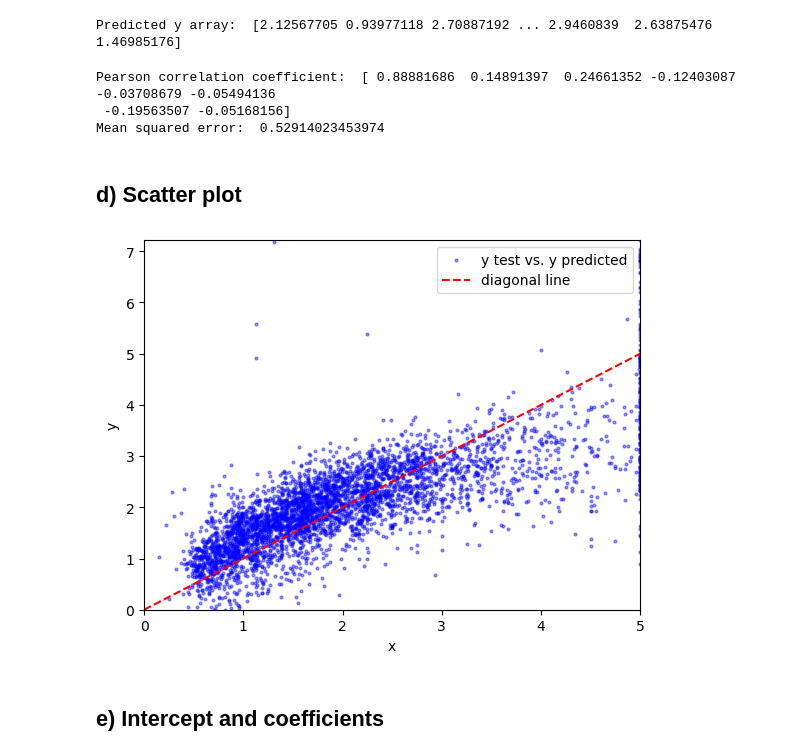
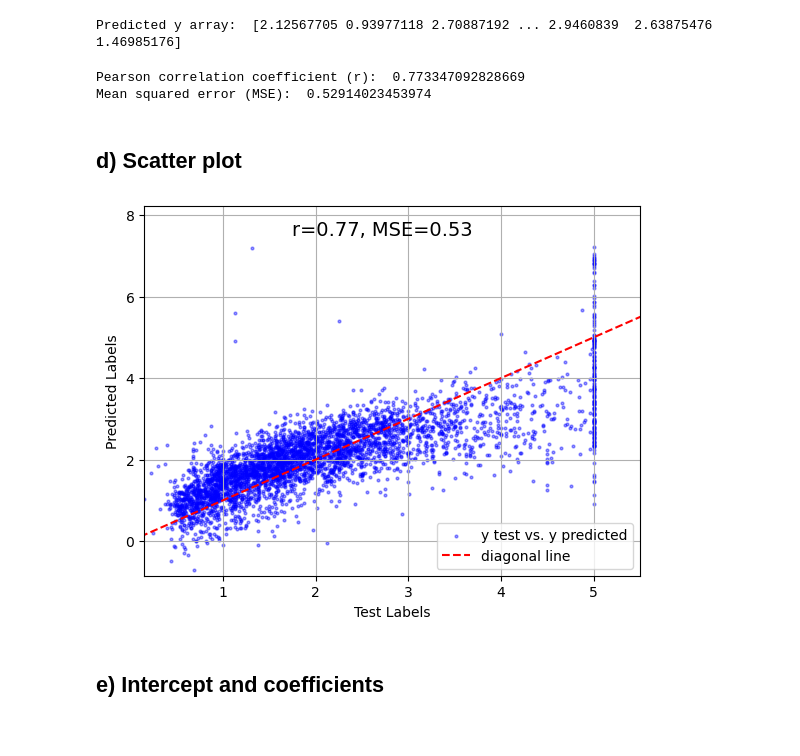
Before and after one commit to jonperk318/Machine-Learning-Projects, a Jupyter notebook: 2_Linear_Regression_in_Sklearn.ipynb, the cells around one changed output. Cells and saved outputs as stored; diff of their text form; code cells hidden in the pictures.

```diff
--- a/2_Linear_Regression_in_Sklearn.ipynb
+++ b/2_Linear_Regression_in_Sklearn.ipynb
@@ -102,36 +100,37 @@ print("Predicted y array: ", y_pred)
 Predicted y array:  [2.12567705 0.93977118 2.70887192 ... 2.9460839  2.63875476 1.46985176]
 # %%
 # Pearson correlation coefficient
-y_r = r_regression(X_test, y_pred)
-print("Pearson correlation coefficient: ", y_r)
+#y_r = r_regression(X_test, y_pred)
+y_r, _ = pearsonr(y_test, y_pred)
+print("Pearson correlation coefficient (r): ", y_r)
 
 # Mean squared error (MSE)
 y_mse = mean_squared_error(y_test, y_pred)
-print("Mean squared error: ", y_mse)
+print("Mean squared error (MSE): ", y_mse)
 # %% [output]
-Pearson correlation coefficient:  [ 0.88881686  0.14891397  0.24661352 -0.12403087 -0.03708679 -0.05494136
- -0.19563507 -0.05168156]
-Mean squared error:  0.52914023453974
+Pearson correlation coefficient (r):  0.773347092828669
+Mean squared error (MSE):  0.52914023453974
 # %% [markdown]
 ## d) Scatter plot
 # %%
 # Plotting r and MSE
 fig, ax = plt.subplots()
 
 ax.scatter(y_test, y_pred, color='blue', label='y test vs. y predicted', alpha=0.4, s=4)
 #ax.plot(x, y2, c='purple', label="y'(x)")
 ax.plot(np.linspace(0, len(y_test), len(y_test)), np.linspace(0, len(y_pred), len(y_pred)), color='r', ls='--', label='diagonal line')
+ax.set_xlim(min(y_test), max(y_test)+0.5)
+ax.set_ylim(min(y_test)-1, max(y_pred)+1)
 
-ax.set_xlabel("x")
-ax.set_ylabel("y")
-
-ax.set_xlim(0,max(y_test))
-ax.set_ylim(0,max(y_pred))
+ax.set_xlabel("Test Labels")
+ax.set_ylabel("Predicted Labels")
+ax.text(1.75, 7.5, f'r={y_r:.2f}, MSE={y_mse:.2f}', fontsize=14)
 
 ax.legend()
+ax.grid(True)
 plt.show()
 # %% [output]
-[figure, old version]
+[figure, new version]
 # %% [markdown]
 ## e) Intercept and coefficients
 # %%
```
Also changed, not shown: parts of 13 cells of this notebook.
